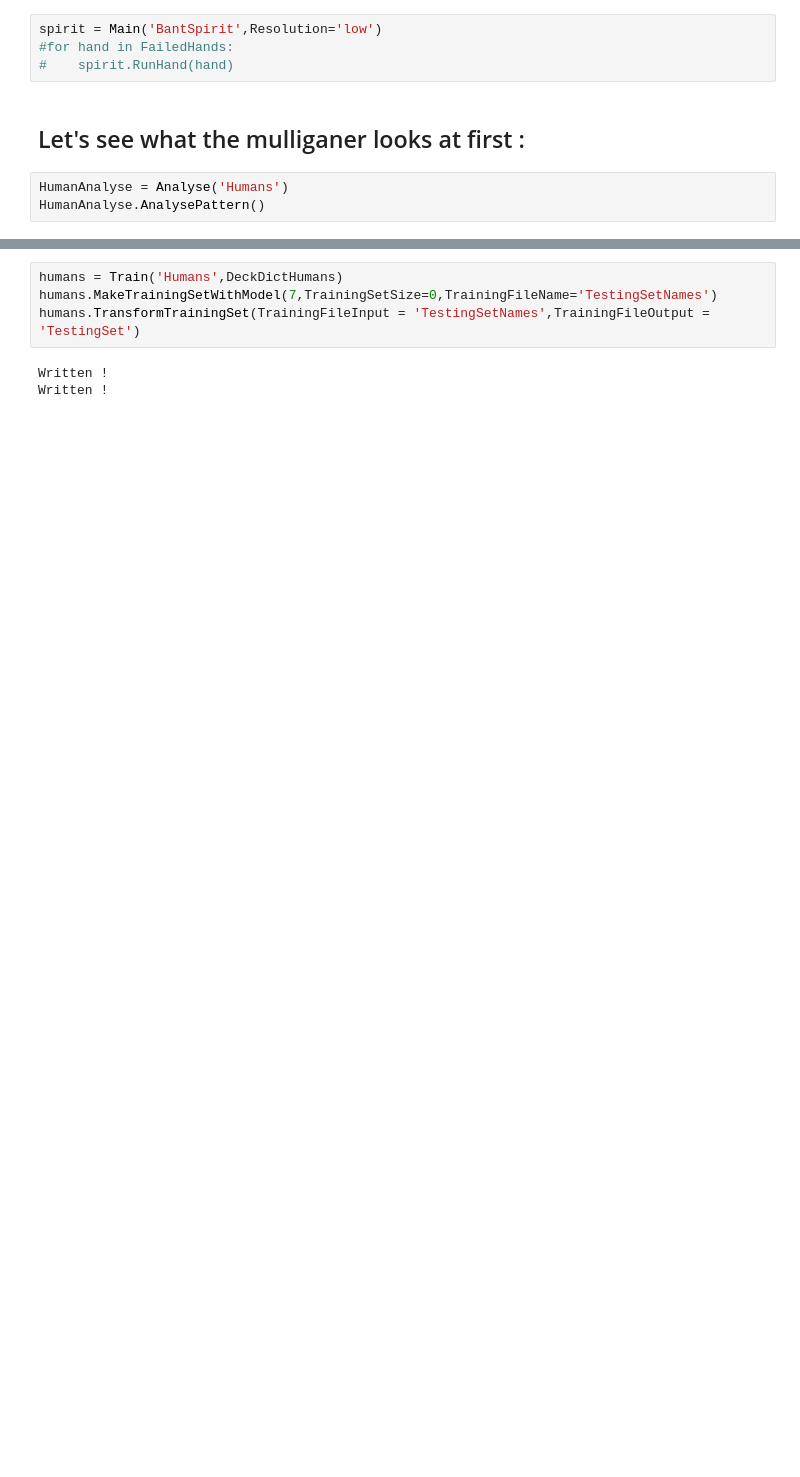
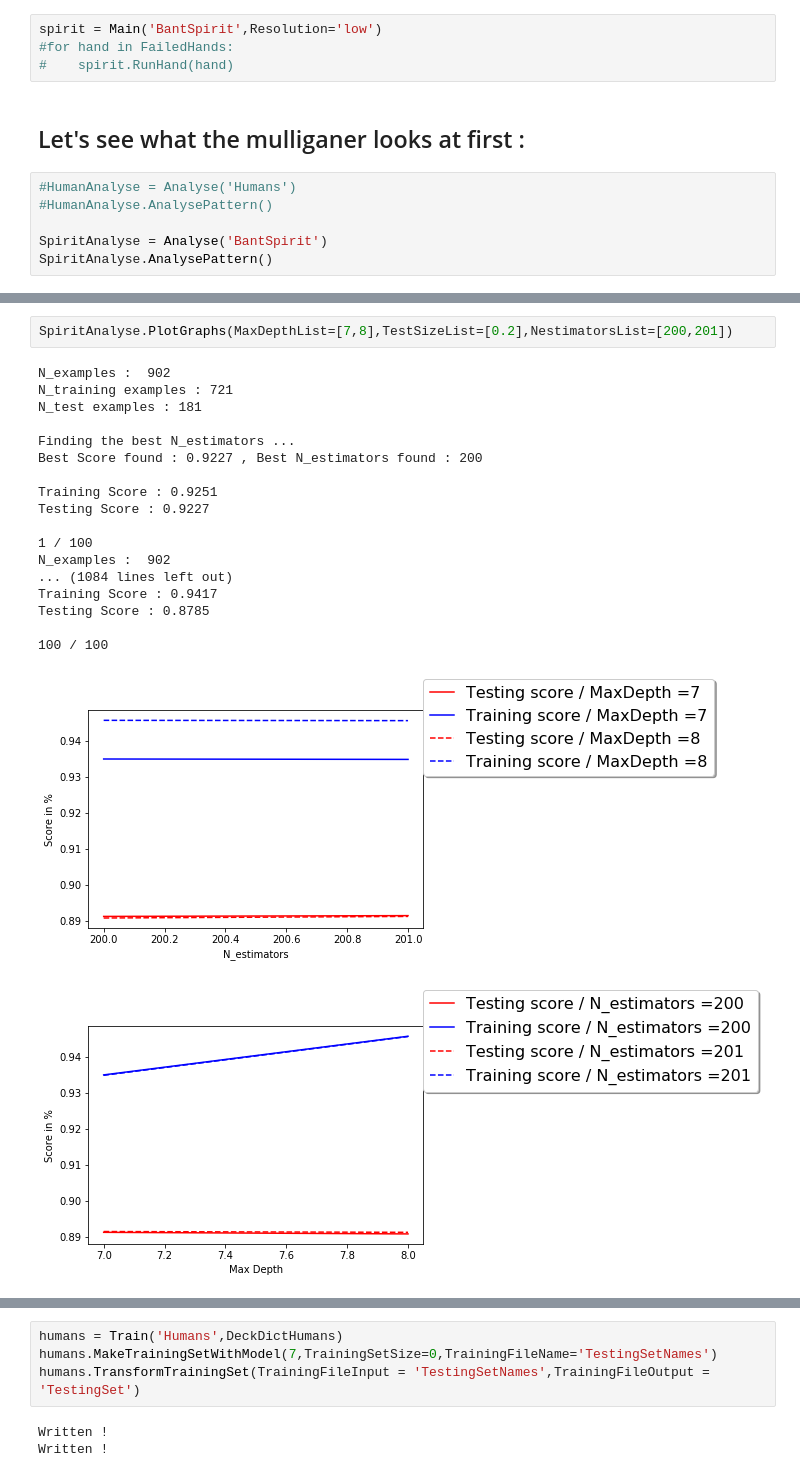
Before and after one commit to ben-mar/MTGMulliganer, a Jupyter notebook: MTGnotebook.ipynb, the cells around one changed output, grey strips where cells are left out. Drawn from its saved outputs; the diff is of its cells as text; blank space fills up the shorter version.

Commit message:
adding the best hyperparameters found and functions to analyse the classifier

```diff
--- a/MTGnotebook.ipynb
+++ b/MTGnotebook.ipynb
@@ -157,6 +168,9 @@ spirit = Main('BantSpirit',Resolution='low')
 # %% [markdown]
 ## Let's see what the mulliganer looks at first :
 # %%
-HumanAnalyse = Analyse('Humans')
-HumanAnalyse.AnalysePattern()
+#HumanAnalyse = Analyse('Humans')
+#HumanAnalyse.AnalysePattern()
+
+SpiritAnalyse = Analyse('BantSpirit')
+SpiritAnalyse.AnalysePattern()
 # %% [output]
@@ -172,0 +187,22 @@ The N°10 feature is the feature : "Is_human" of the card N°4  with the score o
+# %%
+SpiritAnalyse.PlotGraphs(MaxDepthList=[7,8],TestSizeList=[0.2],NestimatorsList=[200,201])
+# %% [output]
+N_examples :  902
+N_training examples : 721
+N_test examples : 181
+
+Finding the best N_estimators ...
+Best Score found : 0.9227 , Best N_estimators found : 200
+
+Training Score : 0.9251
+Testing Score : 0.9227
+
+1 / 100
+N_examples :  902
+... (1084 lines left out)
+Training Score : 0.9417
+Testing Score : 0.8785
+
+100 / 100
+[figure, added]
+[figure, added]
```
Also changed, not shown: parts of 14 cells of this notebook, 8 other files.
